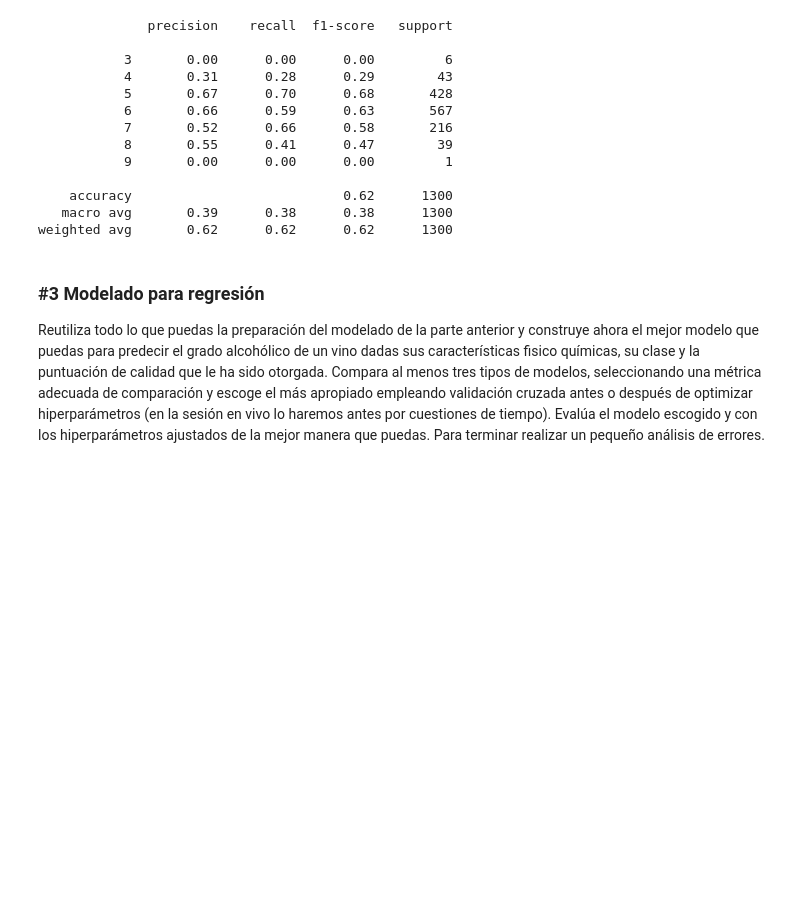
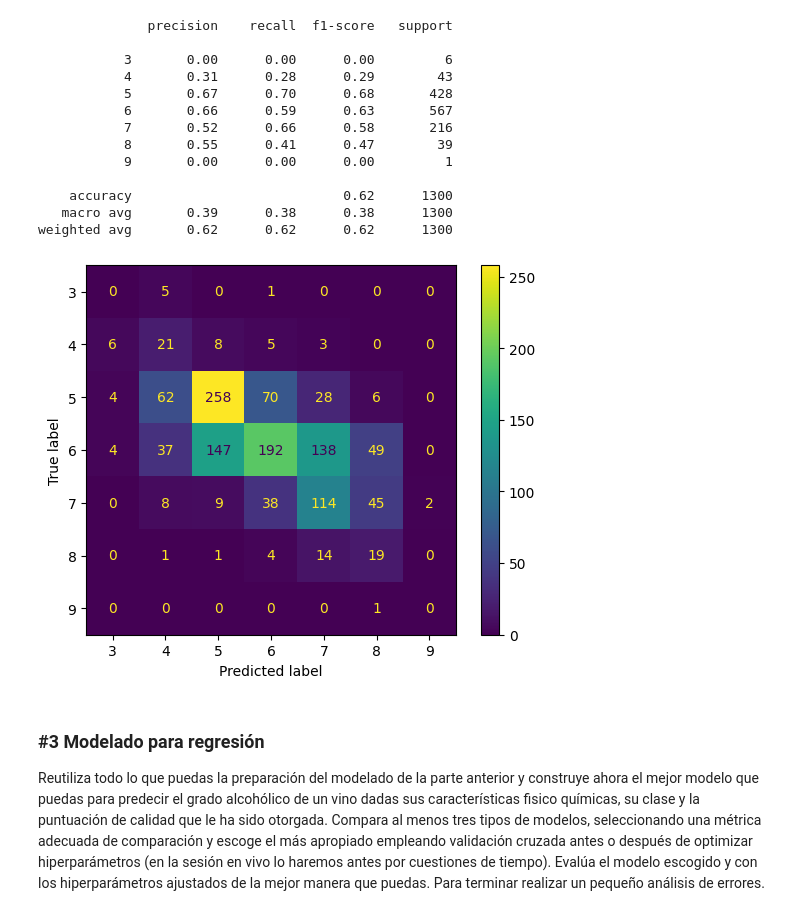
Before and after one commit to PedroHBas/DS-Online-PedroHBas, a Jupyter notebook: 04_Machine_Learning/Sprint_12/Unidad_02_ML_Supervisado_Repaso/03_Practica_Obligatoria/18_Practica_Obligatoria_Repaso_Supervisado.ipynb, the cells around one changed output. Cells and saved outputs as stored; diff of their text form; code cells hidden in the pictures; blank space fills up the shorter version.

```diff
--- a/04_Machine_Learning/Sprint_12/Unidad_02_ML_Supervisado_Repaso/03_Practica_Obligatoria/18_Practica_Obligatoria_Repaso_Supervisado.ipynb
+++ b/04_Machine_Learning/Sprint_12/Unidad_02_ML_Supervisado_Repaso/03_Practica_Obligatoria/18_Practica_Obligatoria_Repaso_Supervisado.ipynb
@@ -301,10 +301,10 @@ print(np.mean(model_selection.cross_val_score(lgb_clf, X_train_smote1, y_train_s
 ### LightGBM
 
 param_grid = {
-    "n_estimators": [100, 200],
-    "learning_rate": [0.1, 0.5, 1],
-    "max_depth": [5,10,15],
-    "min_data_in_leaf": [1, 10, 20, 100]
+    "n_estimators": [100, 200, 1000],
+    "learning_rate": [0.1, 0.3, 0.6, 1, 0.01],
+    "max_depth": [1, 5, 10, 20],
+    # "min_data_in_leaf": [1, 10, 20, 100]
 }
 
 lgb_clf = lightgbm.LGBMClassifier(verbose=-1, random_state=42, class_weight='balanced')
@@ -312,7 +312,7 @@ lgb_clf = lightgbm.LGBMClassifier(verbose=-1, random_state=42, class_weight='bal
 lgb_grid = model_selection.GridSearchCV(lgb_clf,
                                         param_grid=param_grid,
                                         cv=5,
-                                        scoring="recall_macro",
+                                        scoring="balanced_accuracy",
                                         verbose=1
 )
 
@@ -354,6 +353,11 @@ print(metrics.classification_report(y_test1, lgb_grid.predict(X_test1)))
     accuracy                           0.62      1300
    macro avg       0.39      0.38      0.38      1300
 weighted avg       0.62      0.62      0.62      1300
+# %%
+metrics.ConfusionMatrixDisplay.from_predictions(y_test1, lgb_grid.predict(X_test1))
+plt.show()
+# %% [output]
+[figure, added]
 # %% [markdown]
 ### #3 Modelado para regresión
 
```
Also changed, not shown: parts of 24 cells of this notebook, 14 other files.
